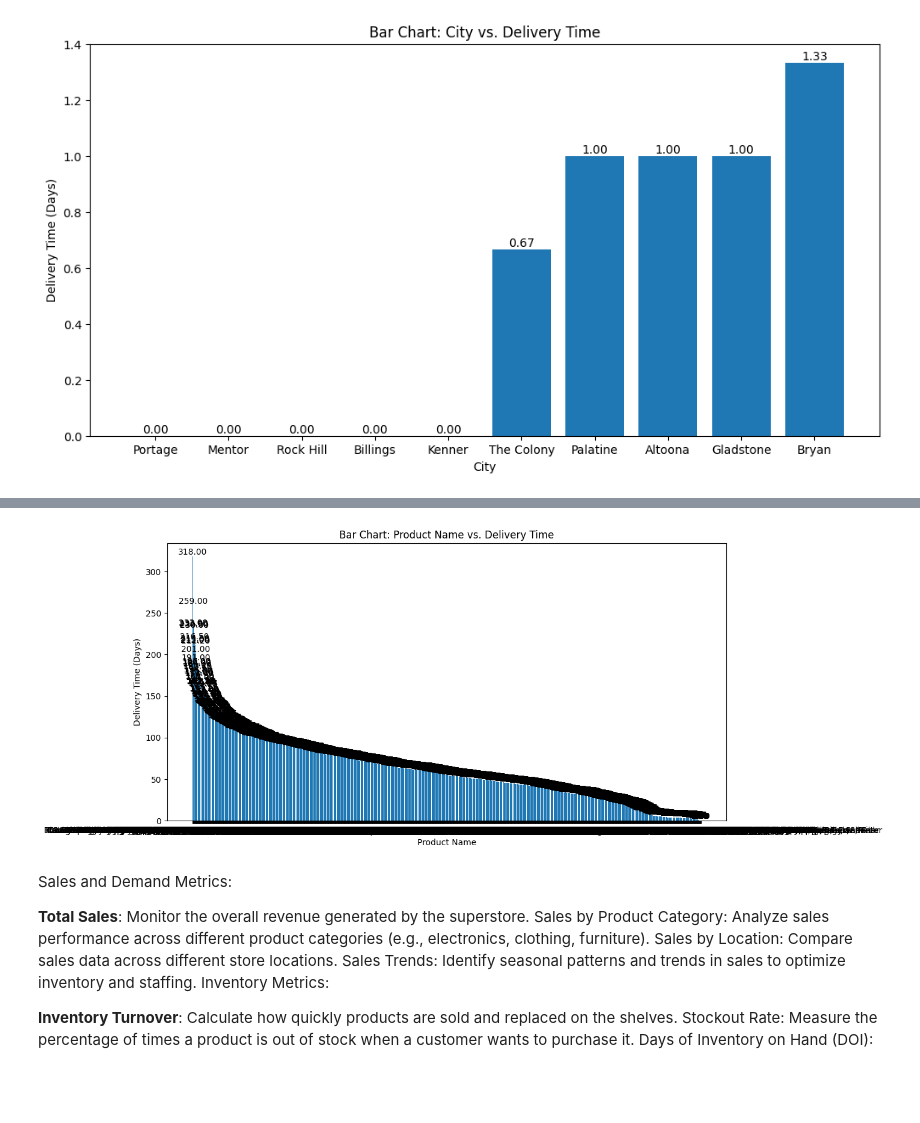
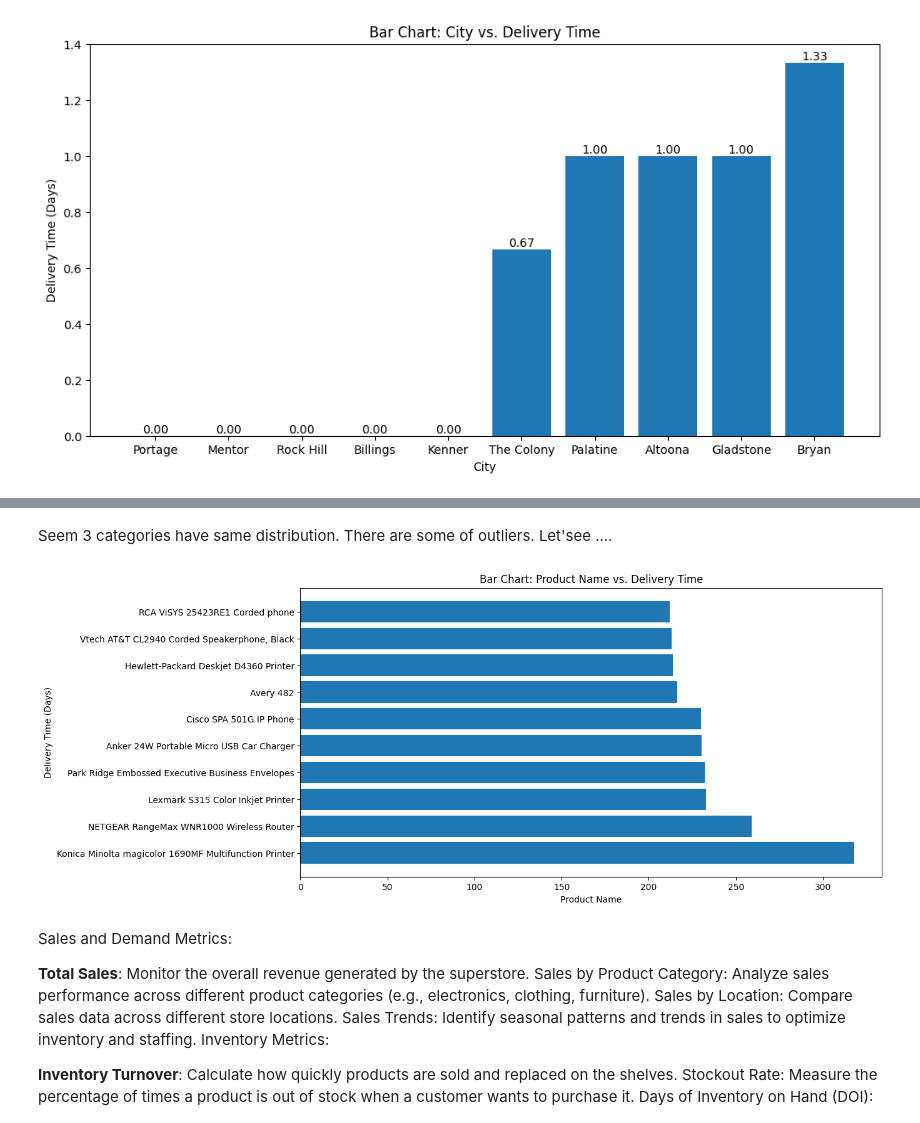
Before and after one commit to Krittapad12348/Superstore_Analysis, a Jupyter notebook: superstore_python.ipynb, the cells around one changed output, grey strips where cells are left out. Cells and saved outputs as stored; diff of their text form; code cells hidden in the pictures; blank space fills up the shorter version.

```diff
--- a/superstore_python.ipynb
+++ b/superstore_python.ipynb
@@ -53,3 +78,9 @@ Data columns (total 21 columns):
  20  Profit         9994 non-null   float64
 dtypes: float64(3), int64(3), object(15)
 memory usage: 1.6+ MB
+# %%
+ss['Order Date'] = pd.to_datetime(ss['Order Date'])
+ss['Ship Date'] = pd.to_datetime(ss['Ship Date'])
+ss['Order Month'] = ss['Order Date'].dt.month
+ss['Order Year'] = ss['Order Date'].dt.year
+ss['Order Year'].unique()
@@ -482,15 +540,15 @@ Index(['Row ID', 'Order ID', 'Order Date', 'Ship Date', 'Ship Mode',
+# %% [markdown]
+Seem 3 categories have same distribution. There are some of outliers. Let'see ....
 # %%
-Segment_Del = ss.groupby("Product Name")["delivery time"].mean().to_frame().reset_index().sort_values(by=["delivery time"],ascending=False)
+Segment_Del = ss.groupby("Product Name")["delivery time"].mean().to_frame().reset_index().sort_values(by=["delivery time"],ascending=False).head(10)
 plt.figure(figsize=(12,6))
-plt.bar(Segment_Del['Product Name'], Segment_Del['delivery time'])
+plt.barh(Segment_Del['Product Name'], Segment_Del['delivery time'])
 plt.xlabel('Product Name')
 plt.ylabel('Delivery Time (Days)')
 plt.title('Bar Chart: Product Name vs. Delivery Time')
-for index, value in enumerate(Segment_Del['delivery time']):
-    plt.text(index, value, f'{value:.2f}', ha='center', va='bottom', fontsize=10)
 plt.show()
 # %% [output]
-[figure, old version]
+[figure, new version]
 # %% [markdown]
 Sales and Demand Metrics:
 
```
Also changed, not shown: parts of 28 cells of this notebook.
